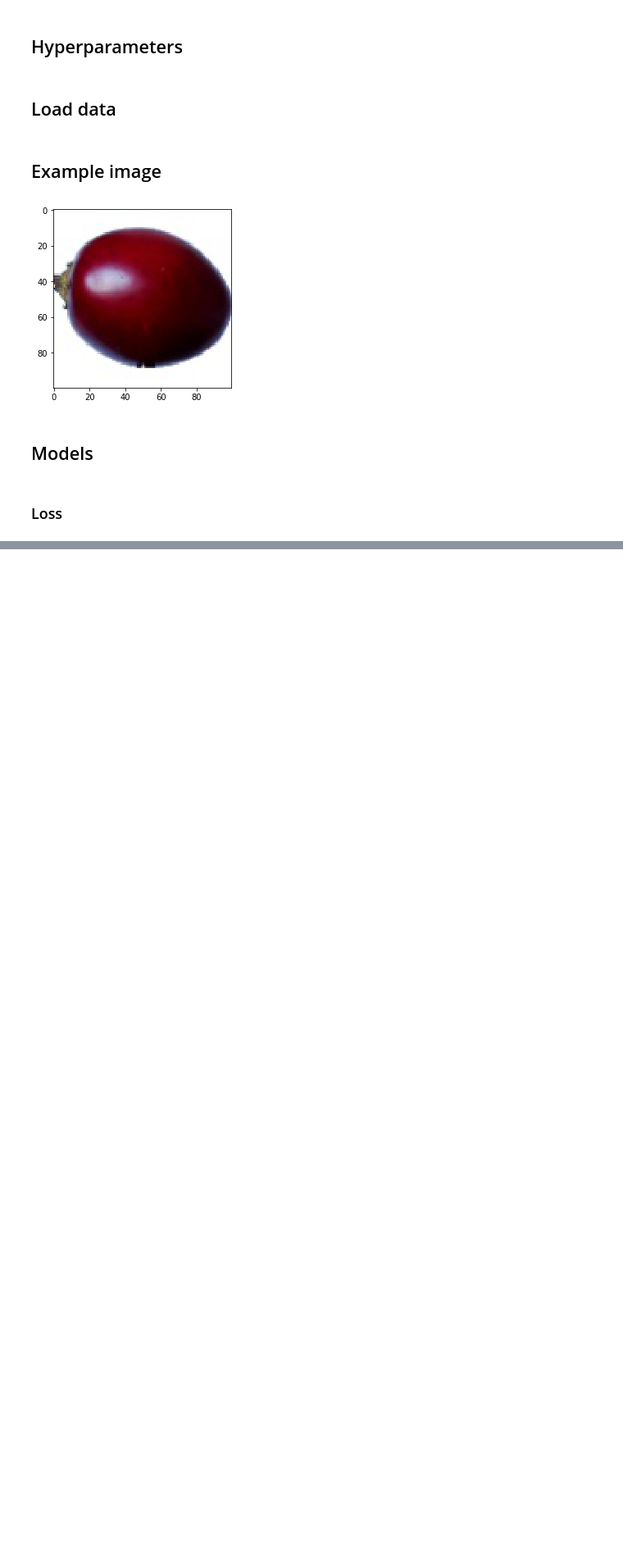
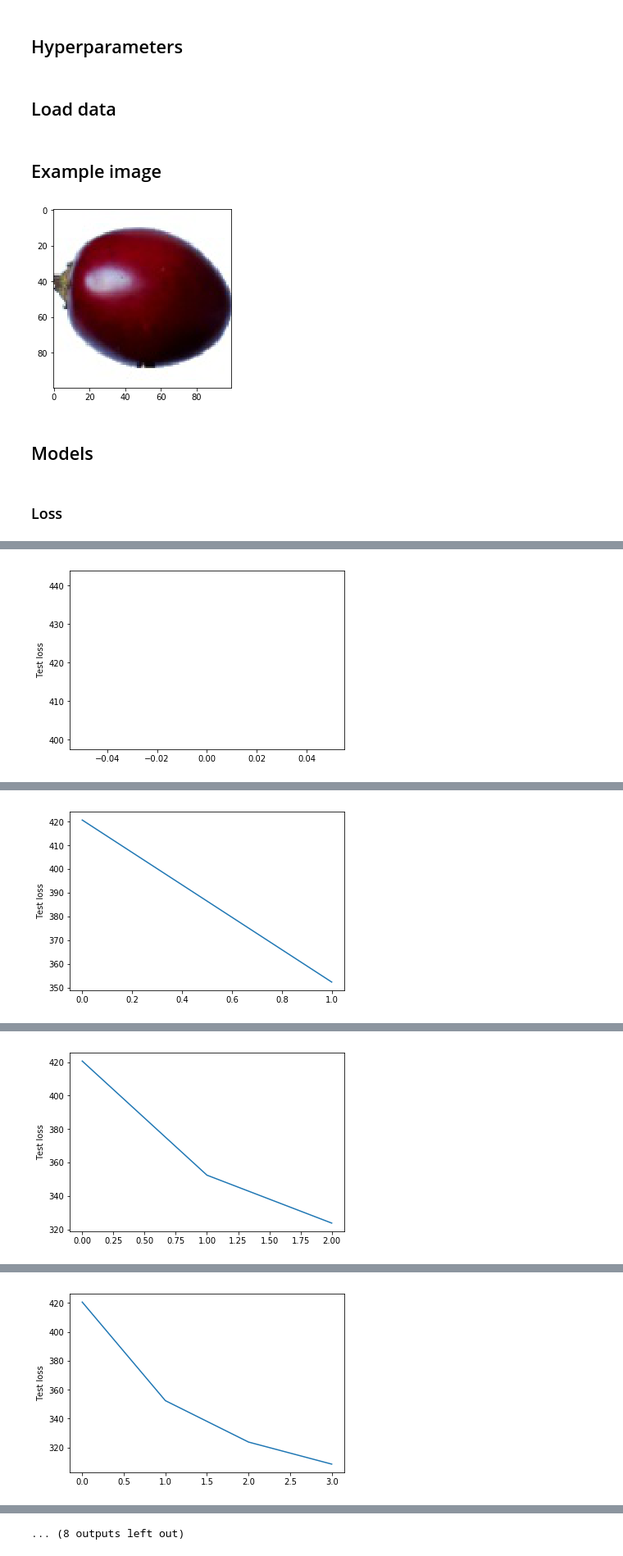
Before and after one commit to dremok/fake-everything, a Jupyter notebook: vae/VAE PyTorch with Fruits.ipynb, the cells around one changed output, grey strips where cells are left out. Shown at 82% size. Drawn from its saved outputs; the diff is of its cells as text; code cells hidden in the pictures; blank space fills up the shorter version.

```diff
--- a/vae/VAE PyTorch with Fruits.ipynb
+++ b/vae/VAE PyTorch with Fruits.ipynb
@@ -42,7 +38,7 @@ cuda
 ## Hyperparameters
 # %%
 batch_size = 128
-epochs = 100
+epochs = 10
 log_interval = 10
 x_dim = 100
 y_dim = 100
@@ -261,14 +255,22 @@ def test(epoch):
                          'results/reconstruction_' + str(epoch) + '.png', nrow=n)
     test_loss /= len(test_loader.dataset)
     print('====> Test set loss: {:.4f}'.format(test_loss))
+    return test_loss
 # %%
 if __name__ == "__main__":
+    all_losses = []
     for epoch in range(1, epochs + 1):
         train(epoch)
-        test(epoch)
+        test_loss = test(epoch)
+        all_losses.append(test_loss)
+
+        plt.plot(all_losses)
+        plt.ylabel('Test loss')
+        plt.show()
+
         with torch.no_grad():
             sample = torch.randn(batch_size, embedding_dim).to(device)
             sample = model.decode(sample).cpu()
             save_image(sample.view(batch_size, nb_channels, x_dim, y_dim),
-                       'results/sample_' + str(epoch) + '.png')
+                     'results/sample_' + str(epoch) + '.png')
 # %% [output]
@@ -291,0 +294 @@ Train Epoch: 11 [56320/56781 (99%)]     Loss: 260.183777
+[figure, added]
@@ -291,0 +312 @@ Train Epoch: 11 [56320/56781 (99%)]     Loss: 260.183777
+[figure, added]
@@ -291,0 +330 @@ Train Epoch: 11 [56320/56781 (99%)]     Loss: 260.183777
+[figure, added]
@@ -291,0 +348 @@ Train Epoch: 11 [56320/56781 (99%)]     Loss: 260.183777
+[figure, added]
@@ -292,3 +385,4 @@ Train Epoch: 11 [56320/56781 (99%)]     Loss: 260.183777
+... (8 outputs left out)
 # %%
 !ls results/
 # %% [output]
```
Also changed, not shown: parts of 11 cells of this notebook.
